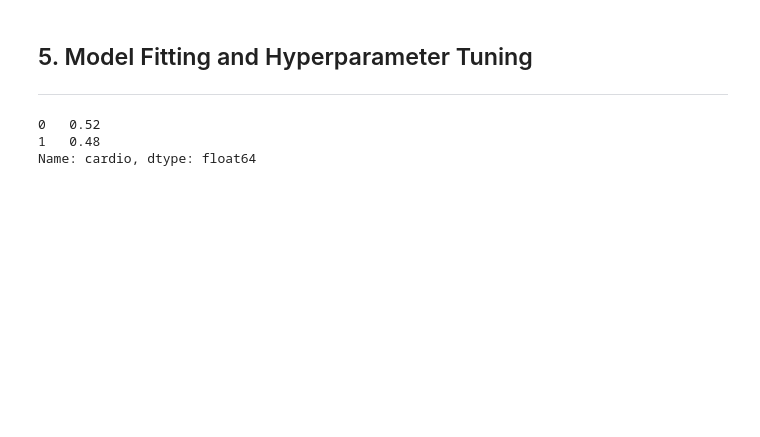
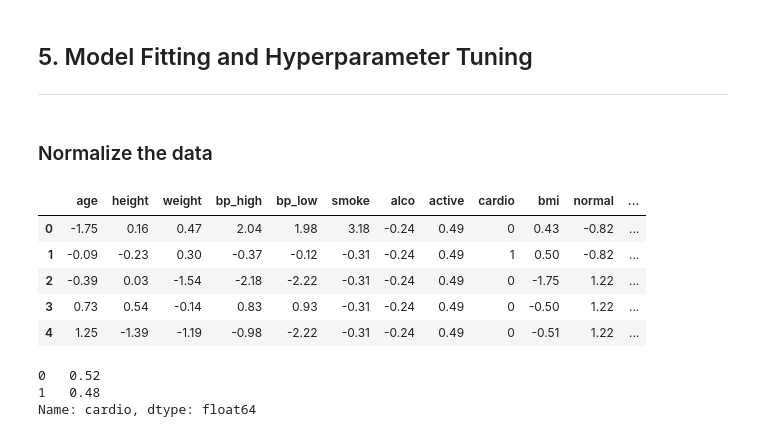
Before and after one commit to ykfarhan/cardiac-disease-detection, a Jupyter notebook: modelling_process_cardio.ipynb, the cells around one changed output. Cells and saved outputs as stored; diff of their text form; code cells hidden in the pictures; blank space fills up the shorter version.

```diff
--- a/modelling_process_cardio.ipynb
+++ b/modelling_process_cardio.ipynb
@@ -150,2 +160,16 @@ from sklearn.metrics import accuracy_score, f1_score, recall_score
+# %% [markdown]
+### Normalize the data
+# %%
+norm_df = (dummy_df - dummy_df.mean())/ dummy_df.std()
+norm_df['cardio'] = dummy_df['cardio']
+# %%
+norm_df.head()
+# %% [output]
+|  | age | height | weight | bp_high | bp_low | smoke | alco | active | cardio | bmi | normal | ... |
+| 0 | -1.75 | 0.16 | 0.47 | 2.04 | 1.98 | 3.18 | -0.24 | 0.49 | 0 | 0.43 | -0.82 | ... |
+| 1 | -0.09 | -0.23 | 0.30 | -0.37 | -0.12 | -0.31 | -0.24 | 0.49 | 1 | 0.50 | -0.82 | ... |
+| 2 | -0.39 | 0.03 | -1.54 | -2.18 | -2.22 | -0.31 | -0.24 | 0.49 | 0 | -1.75 | 1.22 | ... |
+| 3 | 0.73 | 0.54 | -0.14 | 0.83 | 0.93 | -0.31 | -0.24 | 0.49 | 0 | -0.50 | 1.22 | ... |
+| 4 | 1.25 | -1.39 | -1.19 | -0.98 | -2.22 | -0.31 | -0.24 | 0.49 | 0 | -0.51 | 1.22 | ... |
 # %%
 # Split data to be used in the models
```
Also changed, not shown: parts of 48 cells of this notebook.
